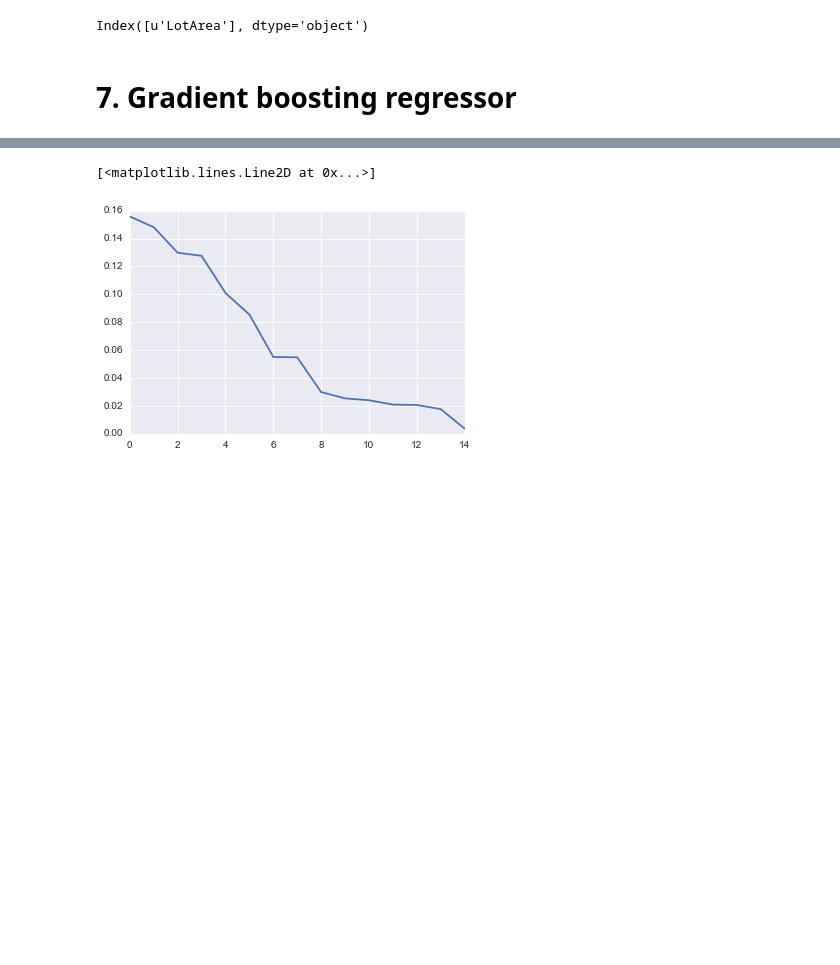
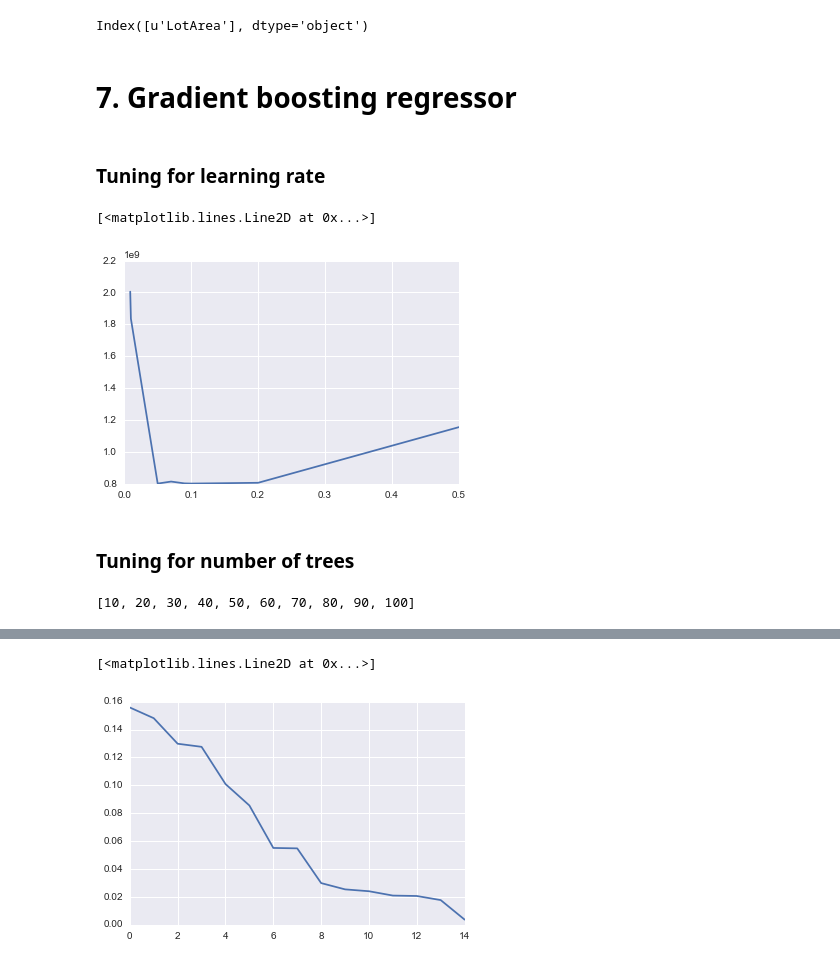
Before and after one commit to richkylet/kaggleContests, a Jupyter notebook: HousePrices/HousePrices.ipynb, the cells around one changed output, grey strips where cells are left out. Drawn from its saved outputs; the diff is of its cells as text; code cells hidden in the pictures; blank space fills up the shorter version.

```diff
--- a/HousePrices/HousePrices.ipynb
+++ b/HousePrices/HousePrices.ipynb
@@ -515,3 +515,22 @@ Index([u'LotArea'], dtype='object')
 not_zero_new = not_zero.drop('LotArea')
 # %% [markdown]
 # 7. Gradient boosting regressor
+# %% [markdown]
+### Tuning for learning rate
+# %%
+a = [0.009, 0.01, 0.05, 0.07, 0.09, 0.1, 0.2, 0.5]
+mse_grad = []
+for al in a:
+    clf_grad = ensemble.GradientBoostingRegressor(random_state = 42, max_depth = 4, n_estimators=100, learning_rate= al)
+    predicted_grad = cross_val_predict(clf_grad, X_train[not_zero], y_sub, cv=10)
+    mse_grad.append(mean_squared_error(y_sub, predicted_grad))
+plt.plot(a, mse_grad)
+# %% [output]
+[<matplotlib.lines.Line2D at 0x...>]
+[figure, added]
+# %% [markdown]
+### Tuning for number of trees
+# %%
+range(0,110,10)[1:]
+# %% [output]
+[10, 20, 30, 40, 50, 60, 70, 80, 90, 100]
```
Also changed, not shown: parts of 4 cells of this notebook, 1 other file.
